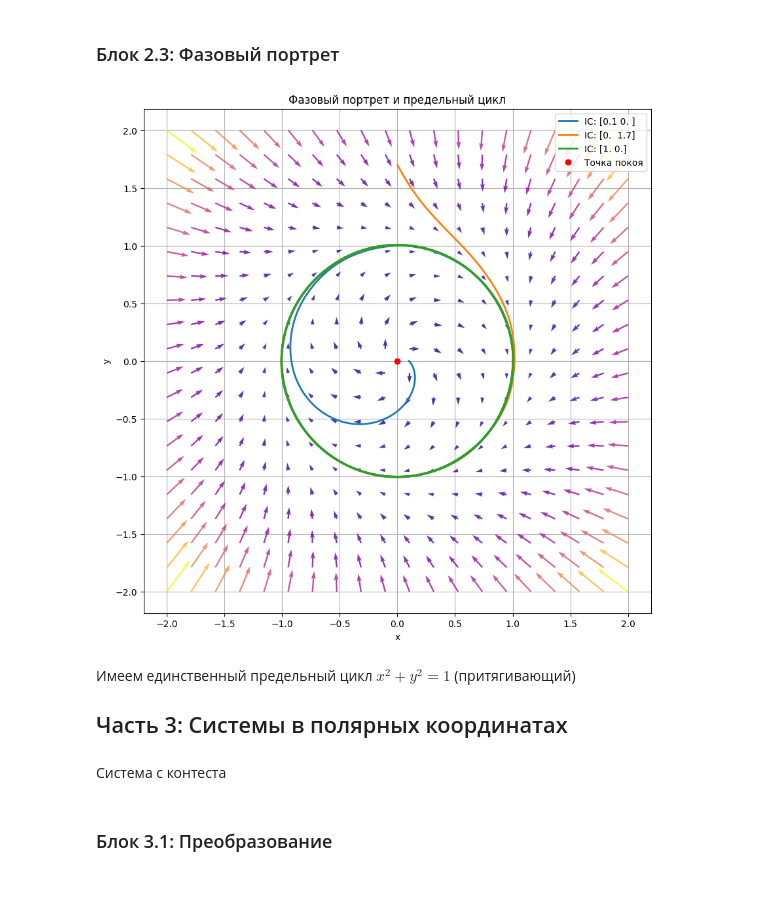
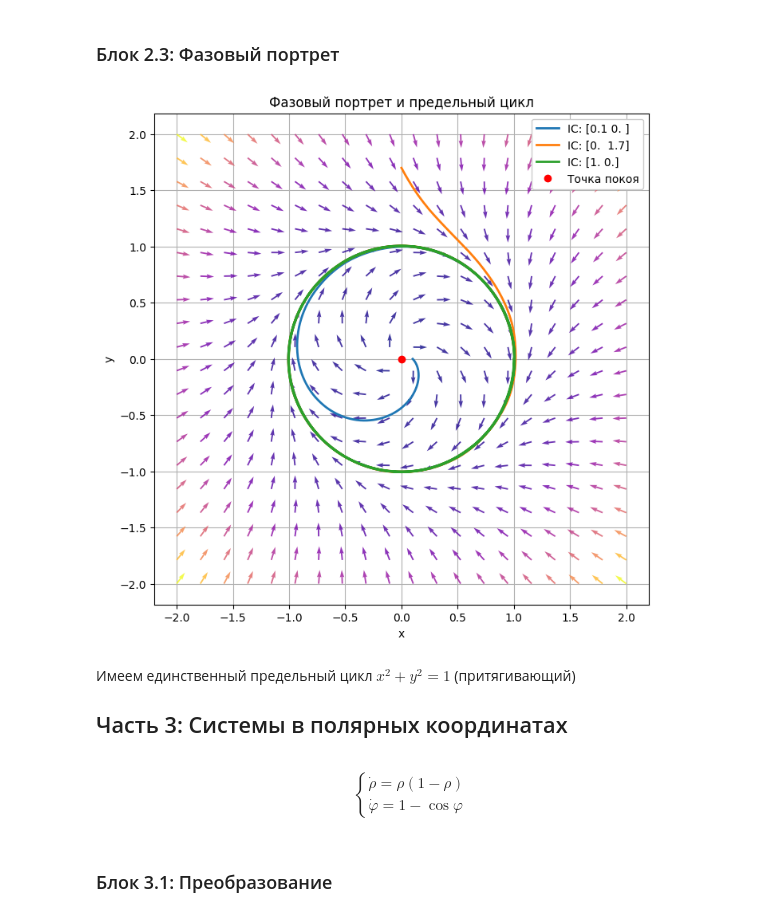
Before and after one commit to n-sukhov/Differential_equations_RGR2, a Jupyter notebook: РГР_2_Сухов_Магомедов_Шишкина.ipynb, the cells around one changed output. Drawn from its saved outputs; the diff is of its cells as text; code cells hidden in the pictures; blank space fills up the shorter version.

```diff
--- a/РГР_2_Сухов_Магомедов_Шишкина.ipynb
+++ b/РГР_2_Сухов_Магомедов_Шишкина.ipynb
@@ -52,19 +52,23 @@ for idx, t_i in enumerate(t):
 
 fig, axes = plt.subplots(2, 1, figsize=(10, 7), sharey=True)
 for i, ax in enumerate(axes):
-    ax.quiver(X, Y, dX[i], dY[i], np.hypot(dX[i], dY[i]), cmap='plasma', alpha=0.8)
+    norm = np.sqrt(dX[i]**2 + dY[i]**2)
+    dX_scaled = dX[i] / (norm + 0.01)
+    dY_scaled = dY[i] / (norm + 0.01)
+    ax.quiver(X, Y, dX_scaled, dY_scaled, norm, cmap='plasma', alpha=0.8)
 
     for sol in solutions:
         ax.plot(sol.y[0], sol.y[1], lw=2, label=f"IC: {sol.y[:,0]}")
 
 
     ax.grid(True)
-    ax.legend()
+    ax.legend(framealpha=1.0)
     ax.set_axisbelow(True)
     ax.set_title(f"Фазовый портрет при t = {t[i]}")
 
 plt.xlabel("x")
 plt.ylabel("y")
 plt.tight_layout()
+plt.axis('equal')
 plt.show()
 # %% [output]
@@ -187,52 +191,57 @@ r = 1.00000000000000
 # %% [markdown]
 ### Блок 2.3: Фазовый портрет
 # %%
-x_vals = np.linspace(-2, 2, 20)
-y_vals = np.linspace(-2, 2, 20)
-X, Y = np.meshgrid(x_vals, y_vals)
-U = np.zeros_like(X)
-V = np.zeros_like(Y)
+x_vals2 = np.linspace(-2, 2, 20)
+y_vals2 = np.linspace(-2, 2, 20)
+X2, Y2 = np.meshgrid(x_vals2, y_vals2)
+dX2 = np.zeros_like(X2)
+dY2 = np.zeros_like(Y2)
 
-for i in range(X.shape[0]):
-    for j in range(X.shape[1]):
-        dx, dy = nonlinear_system(0, [X[i, j], Y[i, j]])
-        U[i, j] = dx
-        V[i, j] = dy
+for i in range(X2.shape[0]):
+    for j in range(X2.shape[1]):
+        dx, dy = nonlinear_system(0, [X2[i, j], Y2[i, j]])
+        dX2[i, j] = dx
+        dY2[i, j] = dy
 
-R = np.sqrt(X**2 + Y**2)
-scale = 1 / R**1.1
-U_scaled = U * scale
-V_scaled = V * scale
+norm2 = np.sqrt(dX2**2 + dY2**2)
+dX_scaled2 = dX2 / norm2
+dY_scaled2 = dY2 / norm2
 
-plt.figure(figsize=(10, 10))
-plt.quiver(X, Y, U_scaled, V_scaled, np.hypot(U, V), cmap="plasma", alpha=0.8)
+plt.figure(figsize=(8, 8))
+plt.quiver(X2, Y2, dX_scaled2, dY_scaled2, norm2, cmap="plasma", alpha=0.8)
 
 initial_conditions = [[0.1, 0], [0, 1.7], [1, 0]]
 
 for ic in initial_conditions:
     sol = solve_ivp(nonlinear_system, [0, 20], ic, t_eval=np.linspace(0, 20, 1000))
     plt.plot(sol.y[0], sol.y[1], lw=2, label=f"IC: {sol.y[:,0]}")
 
 for pt in equilibrium_points:
     x0 = float(pt[x])
     y0 = float(pt[y])
     plt.plot(x0, y0, 'ro', label="Точка покоя")
 
 plt.title("Фазовый портрет и предельный цикл")
 plt.xlabel("x")
 plt.ylabel("y")
 plt.axis('equal')
-plt.legend()
+plt.legend(framealpha=1.0)
 plt.gca().set_axisbelow(True)
+plt.axis('equal')
 plt.grid(True)
 plt.show()
 # %% [output]
-[figure, old version]
+[figure, new version]
 # %% [markdown]
 Имеем единственный предельный цикл $x^2+y^2=1$ (притягивающий)
 ## Часть 3: Системы в полярных координатах
-# %% [markdown]
-Система с контеста
+# %% [markdown]
+$$
+\begin{cases}
+    \dot{\rho}=\rho(1-\rho)\\
+    \dot{\varphi}=1-\cos{\varphi}
+\end{cases}
+$$
 # %% [markdown]
 ### Блок 3.1: Преобразование
 # %%
```
Also changed, not shown: parts of 5 cells of this notebook.
